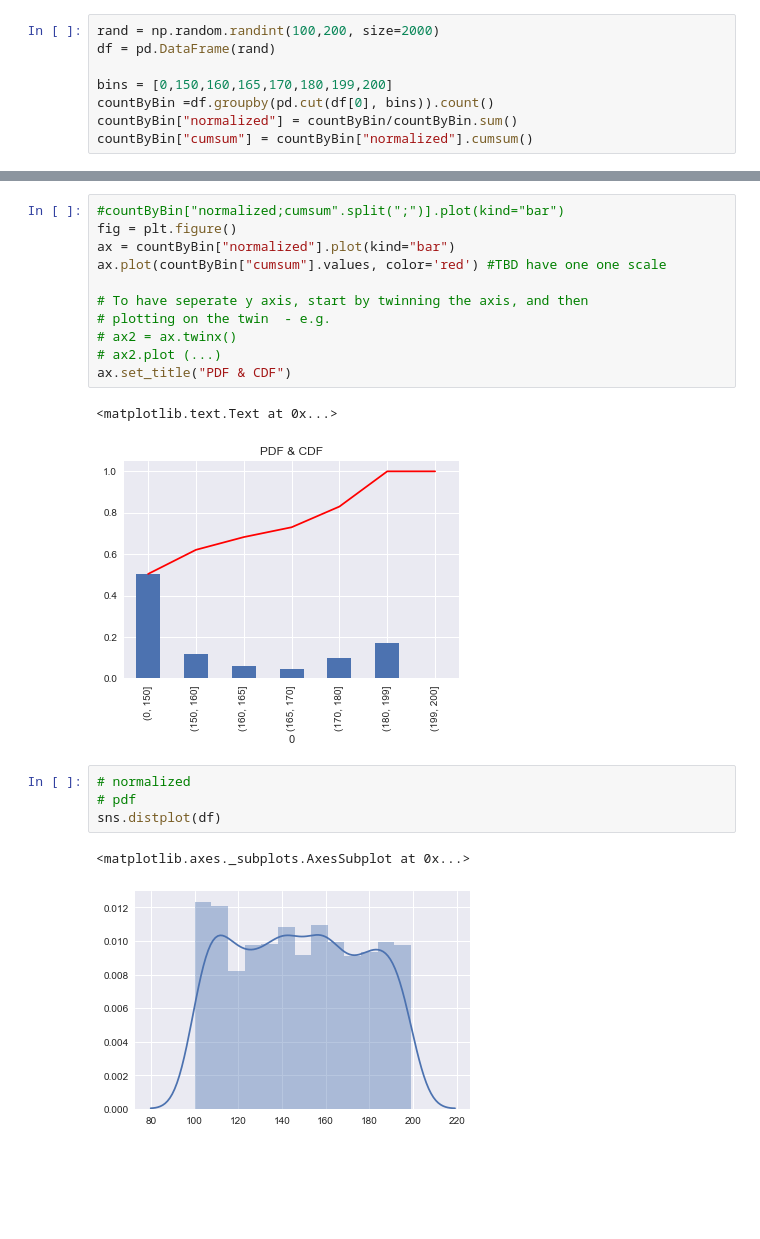
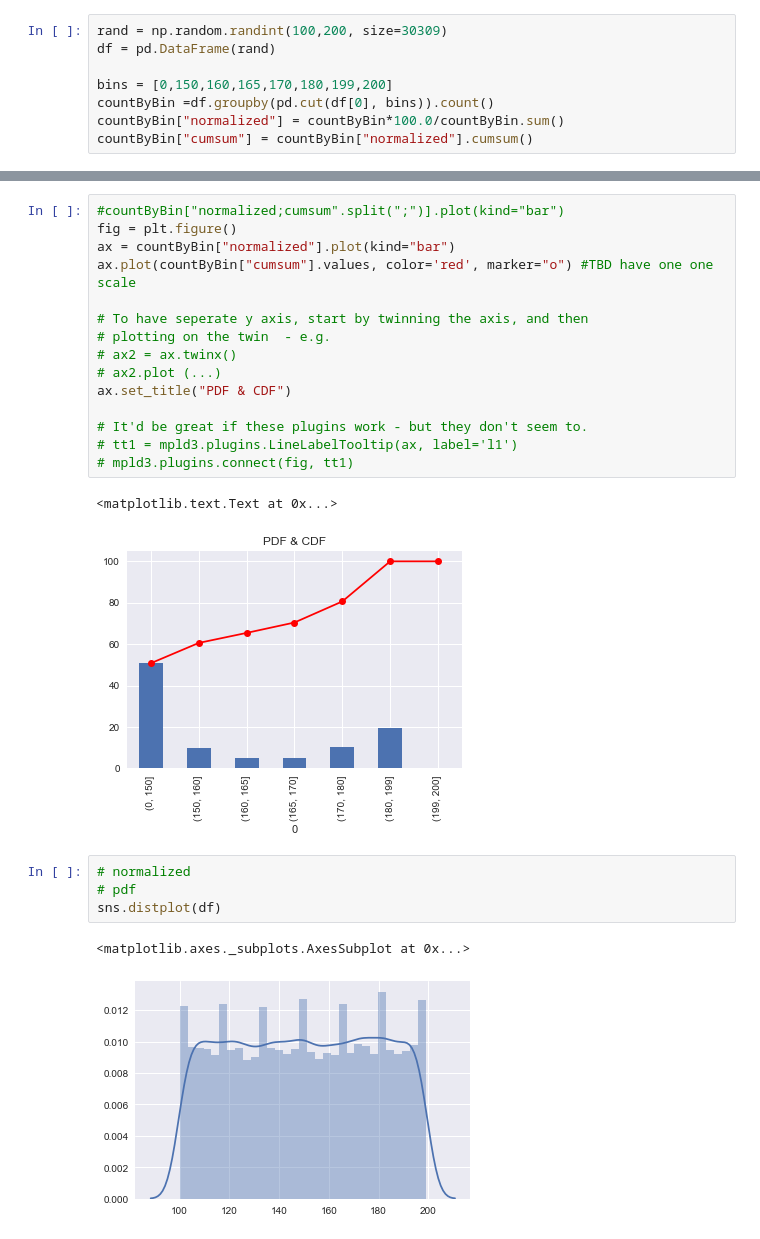
Before and after one commit to idvorkin/jupyter, a Jupyter notebook: pandasPdfCdf.ipynb, the cells around one changed output, grey strips where cells are left out. Saved outputs shown, nothing was run; the diff lists cells and outputs as text; blank space fills up the shorter version.

Commit message:
Adding markers (and some comments about mpl3d)

```diff
--- a/pandasPdfCdf.ipynb
+++ b/pandasPdfCdf.ipynb
@@ -8,10 +12,10 @@ import matplotlib.pyplot as plt
 # %%
-rand = np.random.randint(100,200, size=2000)
+rand = np.random.randint(100,200, size=30309)
 df = pd.DataFrame(rand)
 
 bins = [0,150,160,165,170,180,199,200]
 countByBin =df.groupby(pd.cut(df[0], bins)).count()
-countByBin["normalized"] = countByBin/countByBin.sum()
+countByBin["normalized"] = countByBin*100.0/countByBin.sum()
 countByBin["cumsum"] = countByBin["normalized"].cumsum()
 # %%
 fig, axs = plt.subplots(ncols=len(countByBin.columns), nrows=1)
@@ -22,24 +26,28 @@ for iCol in range(3) :
 # %%
 #countByBin["normalized;cumsum".split(";")].plot(kind="bar")
 fig = plt.figure()
 ax = countByBin["normalized"].plot(kind="bar")
-ax.plot(countByBin["cumsum"].values, color='red') #TBD have one one scale
+ax.plot(countByBin["cumsum"].values, color='red', marker="o") #TBD have one one scale
 
 # To have seperate y axis, start by twinning the axis, and then
 # plotting on the twin  - e.g.
 # ax2 = ax.twinx()
 # ax2.plot (...)
 ax.set_title("PDF & CDF")
+
+# It'd be great if these plugins work - but they don't seem to.
+# tt1 = mpld3.plugins.LineLabelTooltip(ax, label='l1')
+# mpld3.plugins.connect(fig, tt1)
 # %% [output]
 <matplotlib.text.Text at 0x...>
-[figure, old version]
+[figure, new version]
 # %%
 # normalized
 # pdf
 sns.distplot(df)
 # %% [output]
 <matplotlib.axes._subplots.AxesSubplot at 0x...>
-[figure, old version]
+[figure, new version]
 # %%
 # cdf
 sns.distplot(df, hist_kws=dict(cumulative=True), kde_kws=dict(cumulative=True))
```
Also changed, not shown: parts of 4 cells of this notebook.
